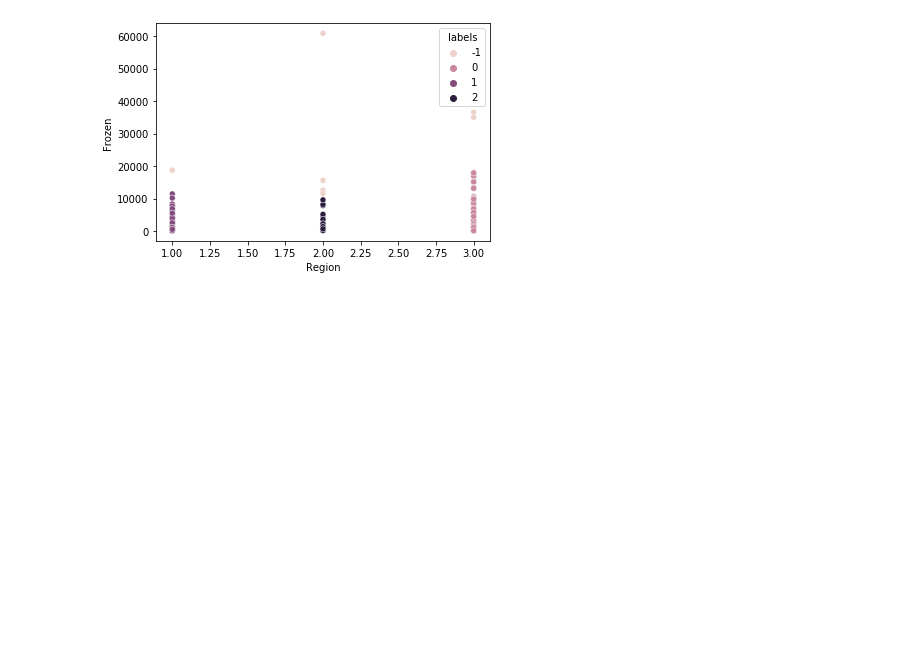
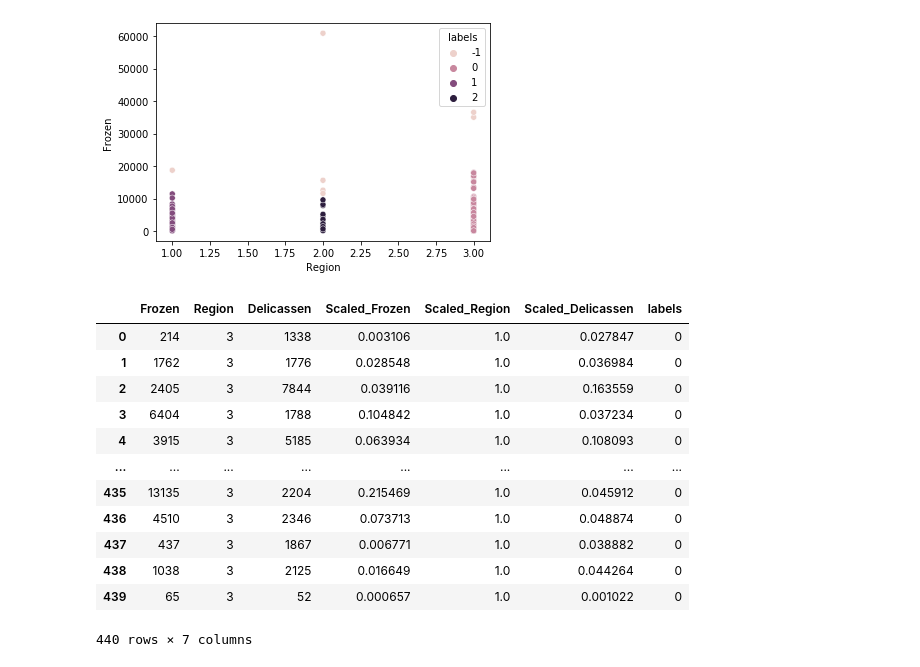
Before and after one commit to GabbyBarajasBroussard/anomaly-detection-exercises, a Jupyter notebook: clustering_anomaly_detection.ipynb, the cells around one changed output. Saved outputs shown, nothing was run; the diff lists cells and outputs as text; code cells hidden in the pictures; blank space fills up the shorter version.

```diff
--- a/clustering_anomaly_detection.ipynb
+++ b/clustering_anomaly_detection.ipynb
@@ -147,3 +135,19 @@ plt.show()
 # %% [output]
 [figure]
 [figure]
+# %%
+df
+# %% [output]
+|  | Frozen | Region | Delicassen | Scaled_Frozen | Scaled_Region | Scaled_Delicassen | labels |
+| 0 | 214 | 3 | 1338 | 0.003106 | 1.0 | 0.027847 | 0 |
+| 1 | 1762 | 3 | 1776 | 0.028548 | 1.0 | 0.036984 | 0 |
+| 2 | 2405 | 3 | 7844 | 0.039116 | 1.0 | 0.163559 | 0 |
+| 3 | 6404 | 3 | 1788 | 0.104842 | 1.0 | 0.037234 | 0 |
+| 4 | 3915 | 3 | 5185 | 0.063934 | 1.0 | 0.108093 | 0 |
+| ... | ... | ... | ... | ... | ... | ... | ... |
+| 435 | 13135 | 3 | 2204 | 0.215469 | 1.0 | 0.045912 | 0 |
+| 436 | 4510 | 3 | 2346 | 0.073713 | 1.0 | 0.048874 | 0 |
+| 437 | 437 | 3 | 1867 | 0.006771 | 1.0 | 0.038882 | 0 |
+| 438 | 1038 | 3 | 2125 | 0.016649 | 1.0 | 0.044264 | 0 |
+| 439 | 65 | 3 | 52 | 0.000657 | 1.0 | 0.001022 | 0 |
+440 rows × 7 columns
```
Also changed, not shown: parts of 18 cells of this notebook.
